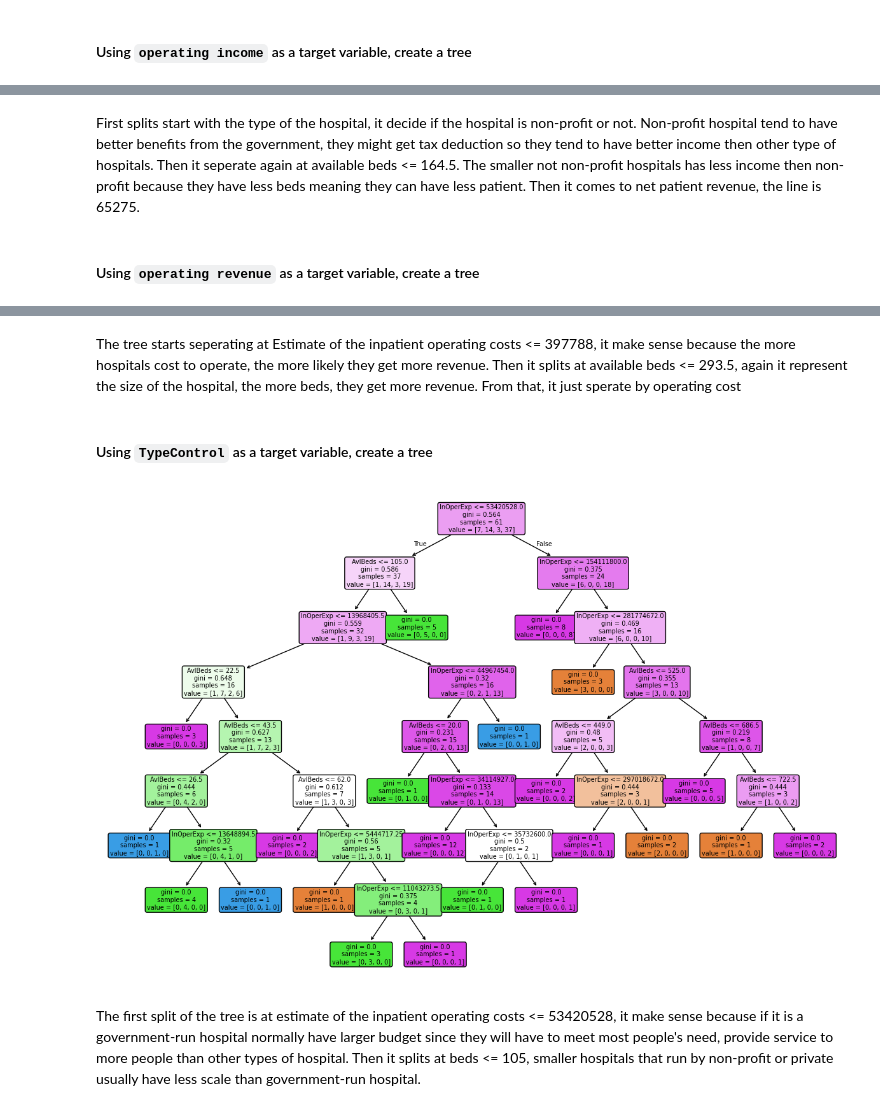
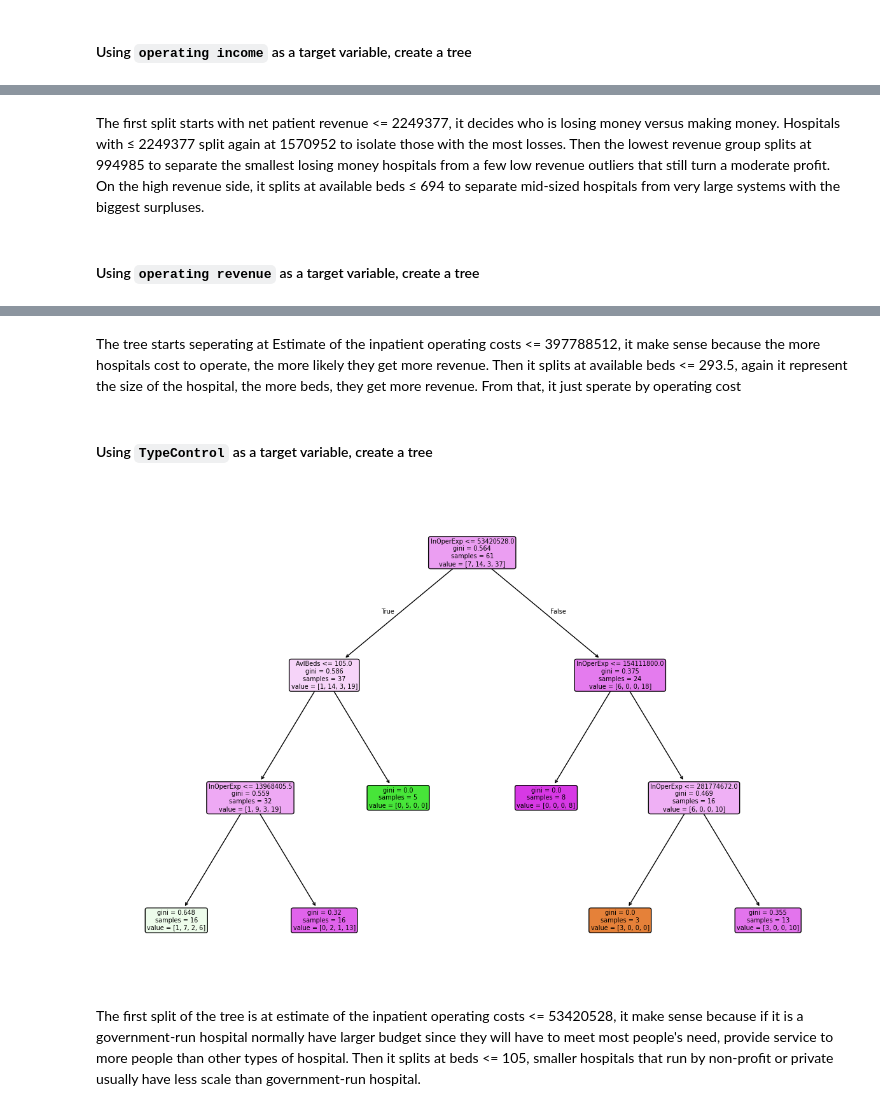
Before and after one commit to HaihengXu/week10labs, a Jupyter notebook: 10_Independent_Lab_Xu.ipynb, the cells around one changed output, grey strips where cells are left out. Drawn from its saved outputs; the diff is of its cells as text; code cells hidden in the pictures.

```diff
--- a/10_Independent_Lab_Xu.ipynb
+++ b/10_Independent_Lab_Xu.ipynb
@@ -58,7 +58,7 @@ display(graph)
 # %% [output]
 [drawing not drawn]
 # %% [markdown]
-First splits start with the type of the hospital, it decide if the hospital is non-profit or not. Non-profit hospital tend to have better benefits from the government, they might get tax deduction so they tend to have better income then other type of hospitals. Then it seperate again at available beds <= 164.5. The smaller not non-profit hospitals has less income then non-profit because they have less beds meaning they can have less patient. Then it comes to net patient revenue, the line is 65275.
+The first split starts with net patient revenue <= 2249377, it decides who is losing money versus making money. Hospitals with ≤ 2249377 split again at 1570952 to isolate those with the most losses. Then the lowest revenue group splits at 994985 to separate the smallest losing money hospitals from a few low revenue outliers that still turn a moderate profit. On the high revenue side, it splits at available beds ≤ 694 to separate mid‑sized hospitals from very large systems with the biggest surpluses.
 # %% [markdown]
 #### Using `operating revenue` as a target variable, create a tree
 # %%
@@ -83,32 +83,32 @@ display(graph)
 # %% [output]
 [drawing not drawn]
 # %% [markdown]
-The tree starts seperating at Estimate of the inpatient operating costs <= 397788, it make sense because the more hospitals cost to operate, the more likely they get more revenue. Then it splits at available beds <= 293.5, again it represent the size of the hospital, the more beds, they get more revenue. From that, it just sperate by operating cost
+The tree starts seperating at Estimate of the inpatient operating costs <= 397788512, it make sense because the more hospitals cost to operate, the more likely they get more revenue. Then it splits at available beds <= 293.5, again it represent the size of the hospital, the more beds, they get more revenue. From that, it just sperate by operating cost
 # %% [markdown]
 #### Using `TypeControl` as a target variable, create a tree
 # %%
 # define which columns are categorical vs numeric
 cat_cols = ['DonorType']
 num_cols = ['InOperExp', 'AvlBeds']
 
 # use one-hot encode for categorical variable
 X_cat = pd.get_dummies(h_df[cat_cols], drop_first=True)
 
 # define predictors and target variable
 X = pd.concat([X_cat, h_df[num_cols].reset_index(drop=True)], axis=1)
 Y = h_df['TypeControl']
 
 # fit model
-tree_model_1 = tree.DecisionTreeClassifier().fit(X, Y)
+tree_model_1 = tree.DecisionTreeClassifier(max_depth=3).fit(X, Y)
 
 # visualize tree
 plt.figure(figsize=(15,10))
 tree.plot_tree(tree_model_1, feature_names=X.columns,
                 filled=True, rounded=True,
                 fontsize=7)
 plt.show()
 # %% [output]
-[figure, old version]
+[figure, new version]
 # %% [markdown]
 The first split of the tree is at estimate of the inpatient operating costs <= 53420528, it make sense because if it is a government-run hospital normally have larger budget since they will have to meet most people's need, provide service to more people than other types of hospital. Then it splits at beds <= 105, smaller hospitals that run by non-profit or private usually have less scale than government-run hospital.
 # %%
```
Also changed, not shown: parts of 3 cells of this notebook, 1 other file.
